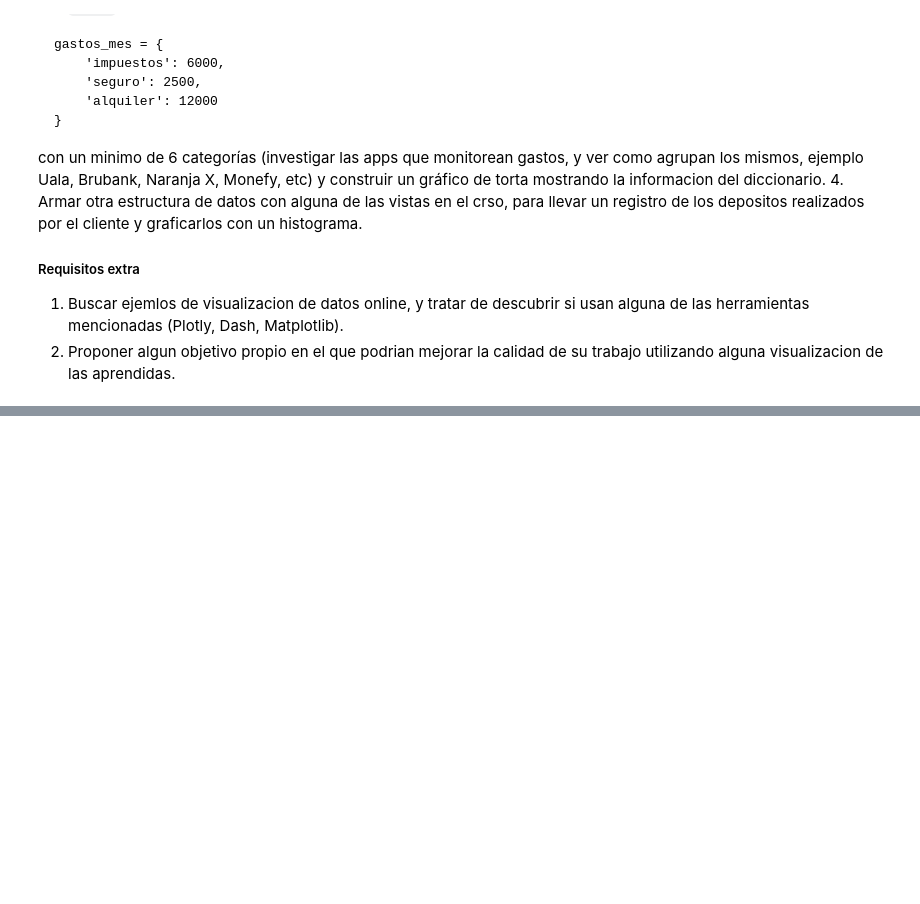
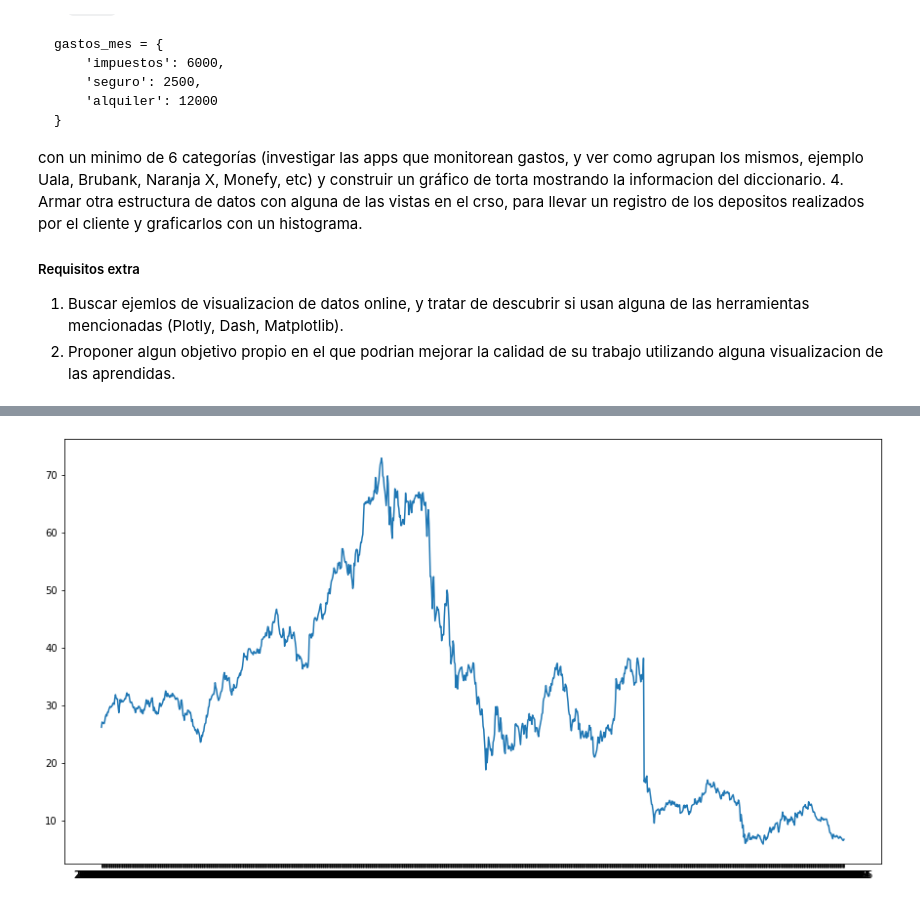
Before and after one commit to fedeturi/icda-python-para-finanzas, a Jupyter notebook: tarea-clase7-visualizacion/0_consigna_tarea_clase7.ipynb, the cells around one changed output, grey strips where cells are left out. Cells and saved outputs as stored; diff of their text form; code cells hidden in the pictures; blank space fills up the shorter version.

```diff
--- a/tarea-clase7-visualizacion/0_consigna_tarea_clase7.ipynb
+++ b/tarea-clase7-visualizacion/0_consigna_tarea_clase7.ipynb
@@ -55,0 +99,3 @@ con un minimo de 6 categorías (investigar las apps que monitorean gastos, y ver
+# %%
+ggal_df = df['GGAL USD']
+ggal_df
@@ -55,0 +116,6 @@ con un minimo de 6 categorías (investigar las apps que monitorean gastos, y ver
+# %%
+plt.figure(figsize=(15,8))
+plt.plot(ggal_df.index, ggal_df )
+plt.show();
+# %% [output]
+[figure, added]
```
Also changed, not shown: parts of 13 cells of this notebook.
